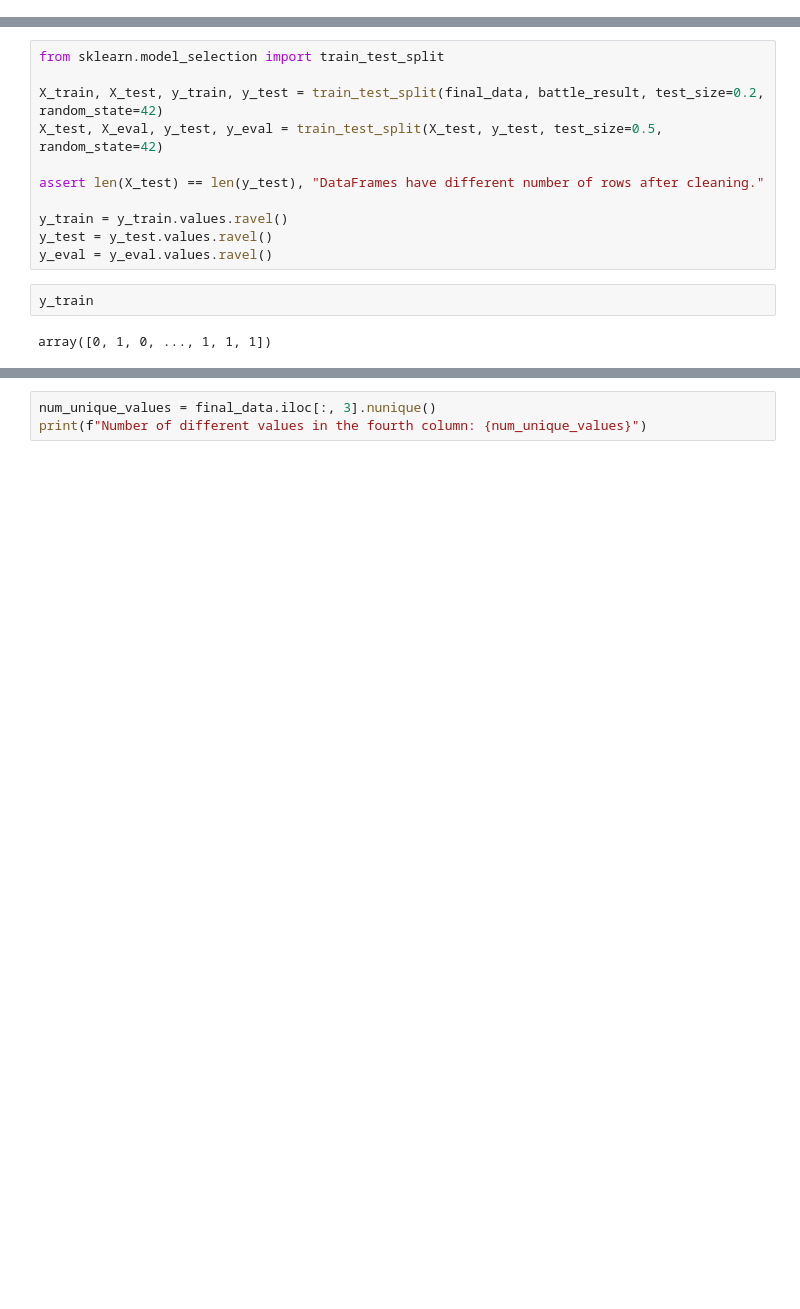
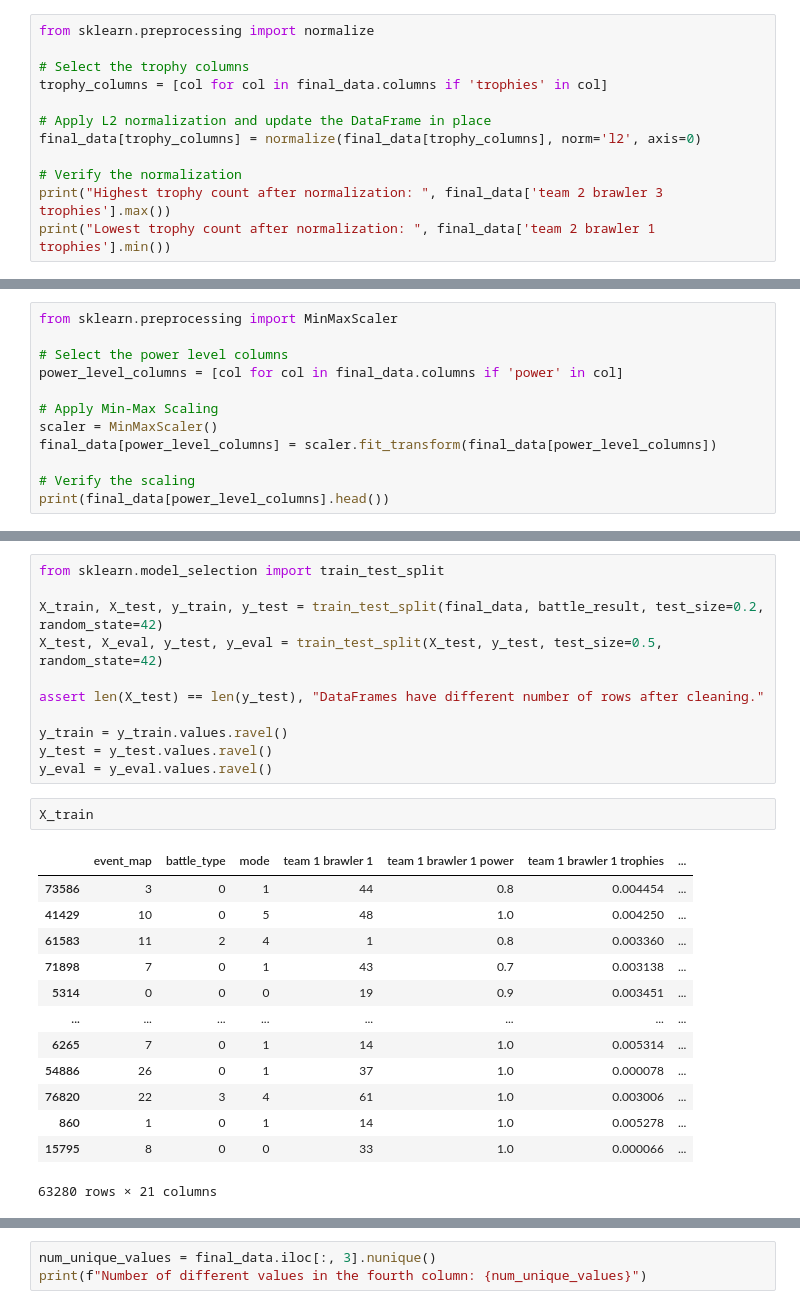
Before and after one commit to ellioto123/Diss-Code, a Jupyter notebook: Main.ipynb, the cells around one changed output, grey strips where cells are left out. Drawn from its saved outputs; the diff is of its cells as text; blank space fills up the shorter version.

```diff
--- a/Main.ipynb
+++ b/Main.ipynb
@@ -168,0 +171,12 @@ number of 0s in battle result 101550
+# %%
+from sklearn.preprocessing import normalize
+
+# Select the trophy columns
+trophy_columns = [col for col in final_data.columns if 'trophies' in col]
+
+# Apply L2 normalization and update the DataFrame in place
+final_data[trophy_columns] = normalize(final_data[trophy_columns], norm='l2', axis=0)
+
+# Verify the normalization
+print("Highest trophy count after normalization: ", final_data['team 2 brawler 3 trophies'].max())
+print("Lowest trophy count after normalization: ", final_data['team 2 brawler 1 trophies'].min())
@@ -168,0 +192,12 @@ number of 0s in battle result 101550
+# %%
+from sklearn.preprocessing import MinMaxScaler
+
+# Select the power level columns
+power_level_columns = [col for col in final_data.columns if 'power' in col]
+
+# Apply Min-Max Scaling
+scaler = MinMaxScaler()
+final_data[power_level_columns] = scaler.fit_transform(final_data[power_level_columns])
+
+# Verify the scaling
+print(final_data[power_level_columns].head())
@@ -177,10 +233,22 @@ assert len(X_test) == len(y_test), "DataFrames have different number of rows aft
 y_train = y_train.values.ravel()
 y_test = y_test.values.ravel()
 y_eval = y_eval.values.ravel()
-# %%
-y_train
-# %% [output]
-array([0, 1, 0, ..., 1, 1, 1])
+# %%
+X_train
+# %% [output]
+|  | event_map | battle_type | mode | team 1 brawler 1 | team 1 brawler 1 power | team 1 brawler 1 trophies | ... |
+| 73586 | 3 | 0 | 1 | 44 | 0.8 | 0.004454 | ... |
+| 41429 | 10 | 0 | 5 | 48 | 1.0 | 0.004250 | ... |
+| 61583 | 11 | 2 | 4 | 1 | 0.8 | 0.003360 | ... |
+| 71898 | 7 | 0 | 1 | 43 | 0.7 | 0.003138 | ... |
+| 5314 | 0 | 0 | 0 | 19 | 0.9 | 0.003451 | ... |
+| ... | ... | ... | ... | ... | ... | ... | ... |
+| 6265 | 7 | 0 | 1 | 14 | 1.0 | 0.005314 | ... |
+| 54886 | 26 | 0 | 1 | 37 | 1.0 | 0.000078 | ... |
+| 76820 | 22 | 3 | 4 | 61 | 1.0 | 0.003006 | ... |
+| 860 | 1 | 0 | 1 | 14 | 1.0 | 0.005278 | ... |
+| 15795 | 8 | 0 | 0 | 33 | 1.0 | 0.000066 | ... |
+63280 rows × 21 columns
 # %%
 # Naive bayes model
 from sklearn.naive_bayes import MultinomialNB
```
Also changed, not shown: parts of 13 cells of this notebook, 2 other files.
